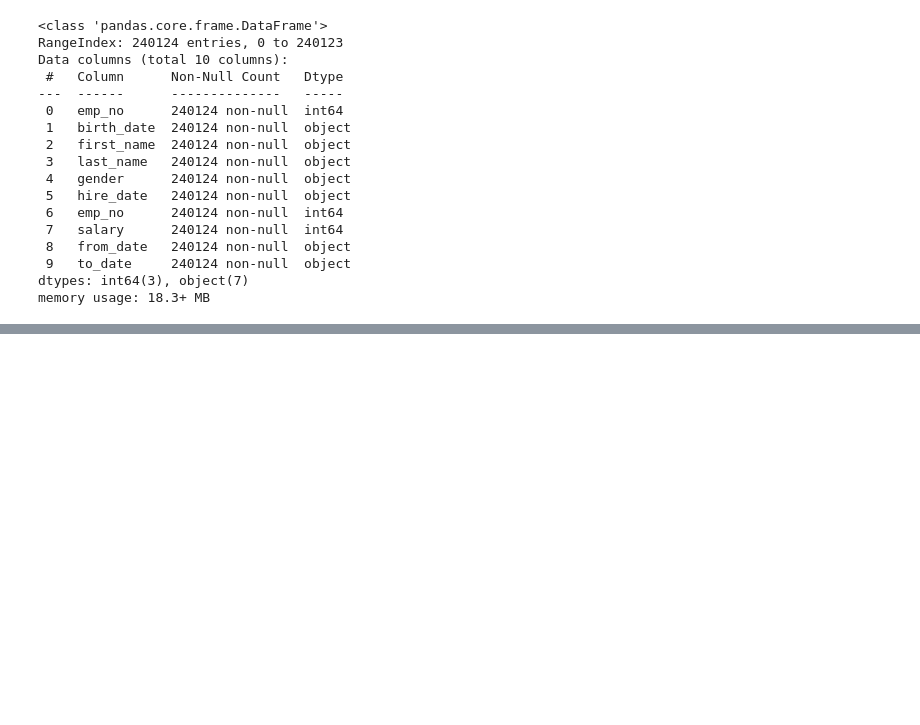
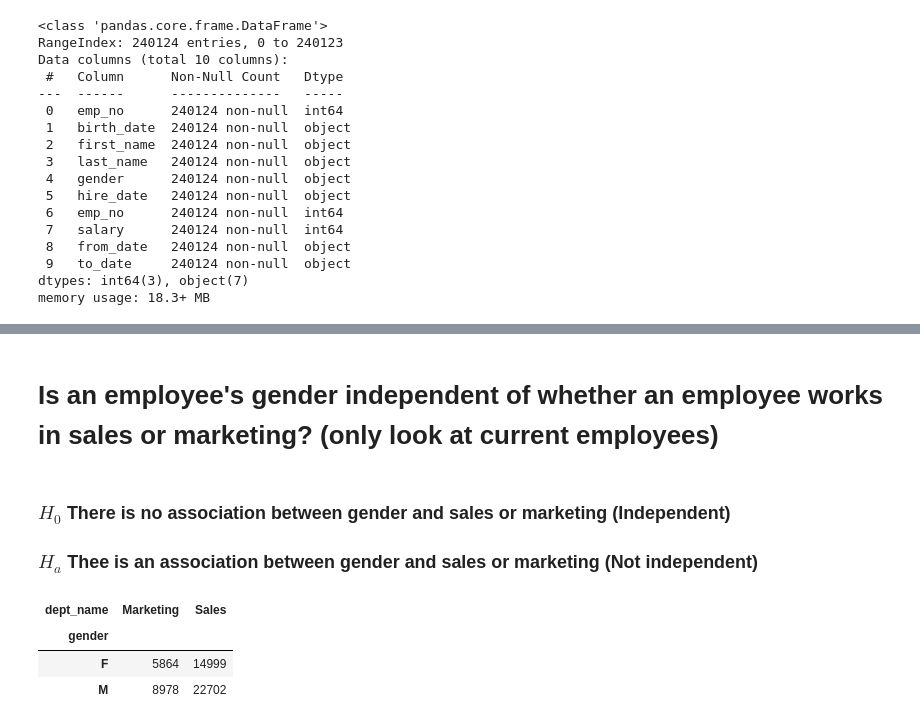
Before and after one commit to joshuamchavez2/statistics-exercises, a Jupyter notebook: hypothesis_testing.ipynb, the cells around one changed output, grey strips where cells are left out. Drawn from its saved outputs; the diff is of its cells as text; code cells hidden in the pictures; blank space fills up the shorter version.

```diff
--- a/hypothesis_testing.ipynb
+++ b/hypothesis_testing.ipynb
@@ -708,0 +809,10 @@ UFuncTypeError: ufunc 'true_divide' cannot use operands with types dtype('int64'
+# %%
+employee = pd.read_sql("""
+    select *
+    from employees
+    join dept_emp
+        on employees.emp_no = dept_emp.emp_no
+    join departments
+        on dept_emp.dept_no = departments.dept_no
+    Where dept_emp.to_date > now() and (dept_name = "Marketing" or dept_name = "Sales")
+    """, get_db_url("employees"))
@@ -708,0 +841,14 @@ UFuncTypeError: ufunc 'true_divide' cannot use operands with types dtype('int64'
+# %% [markdown]
+# Is an employee's gender independent of whether an employee works in sales or marketing? (only look at current employees)
+# %% [markdown]
+### $H_{0}$ There is no association between gender and sales or marketing (Independent)
+### $H_{a}$ Thee is an association between gender and sales or marketing (Not independent)
+# %%
+observed = pd.crosstab(employee["gender"], employee["dept_name"])
+# %%
+observed
+# %% [output]
+| dept_name | Marketing | Sales |
+| gender |  |  |
+| F | 5864 | 14999 |
+| M | 8978 | 22702 |
```
Also changed, not shown: parts of 28 cells of this notebook.
